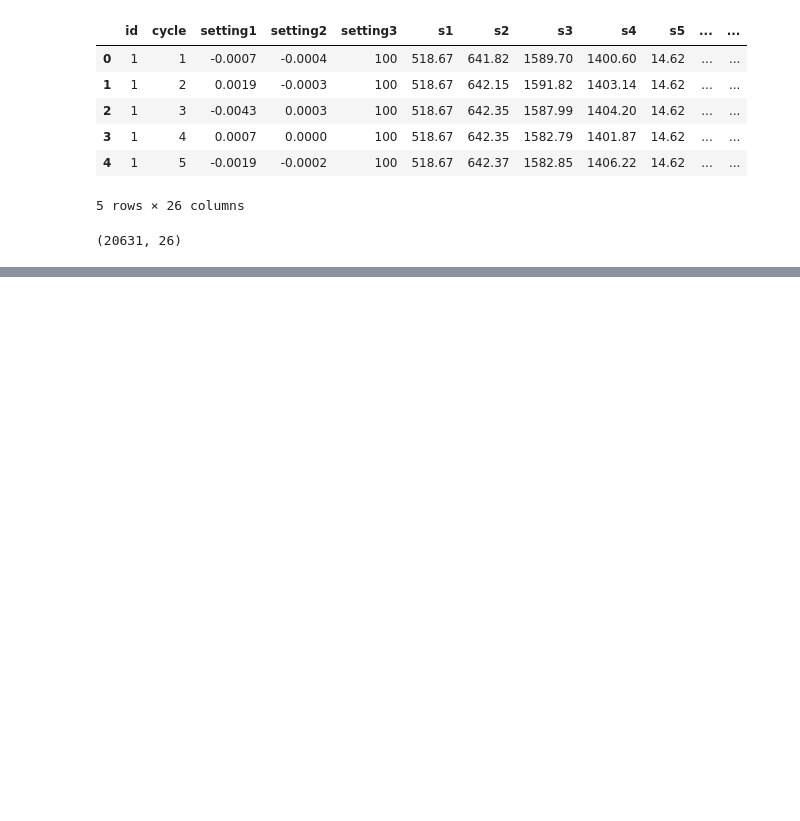
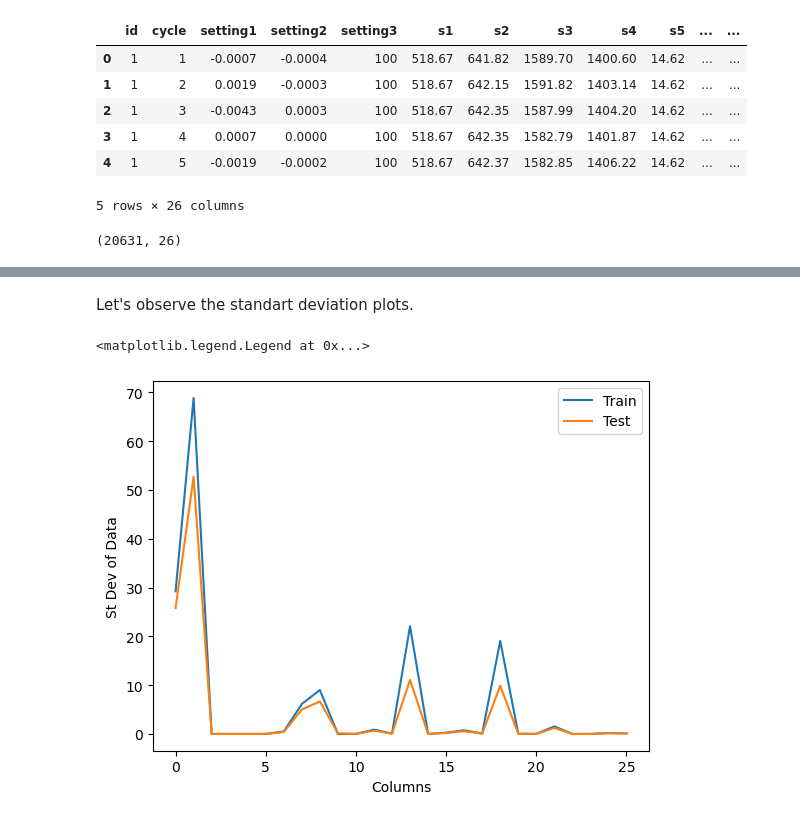
Before and after one commit to chunlkin/Aircraft-Sensor-and-Engine-Performance, a Jupyter notebook: Aircraft.ipynb, the cells around one changed output, grey strips where cells are left out. Saved outputs shown, nothing was run; the diff lists cells and outputs as text; code cells hidden in the pictures; blank space fills up the shorter version.

```diff
--- a/Aircraft.ipynb
+++ b/Aircraft.ipynb
@@ -18,0 +137,11 @@ train_df.shape
+# %% [markdown]
+Let's observe the standart deviation plots.
+# %%
+plt.plot(range(len(train_stats.columns)),train_stats.iloc[2,:])
+plt.plot(range(len(test_stats.columns)),test_stats.iloc[2,:])
+plt.xlabel("Columns")
+plt.ylabel("St Dev of Data")
+plt.legend(['Train','Test'])
+# %% [output]
+<matplotlib.legend.Legend at 0x...>
+[figure, added]
```
Also changed, not shown: parts of 25 cells of this notebook.
